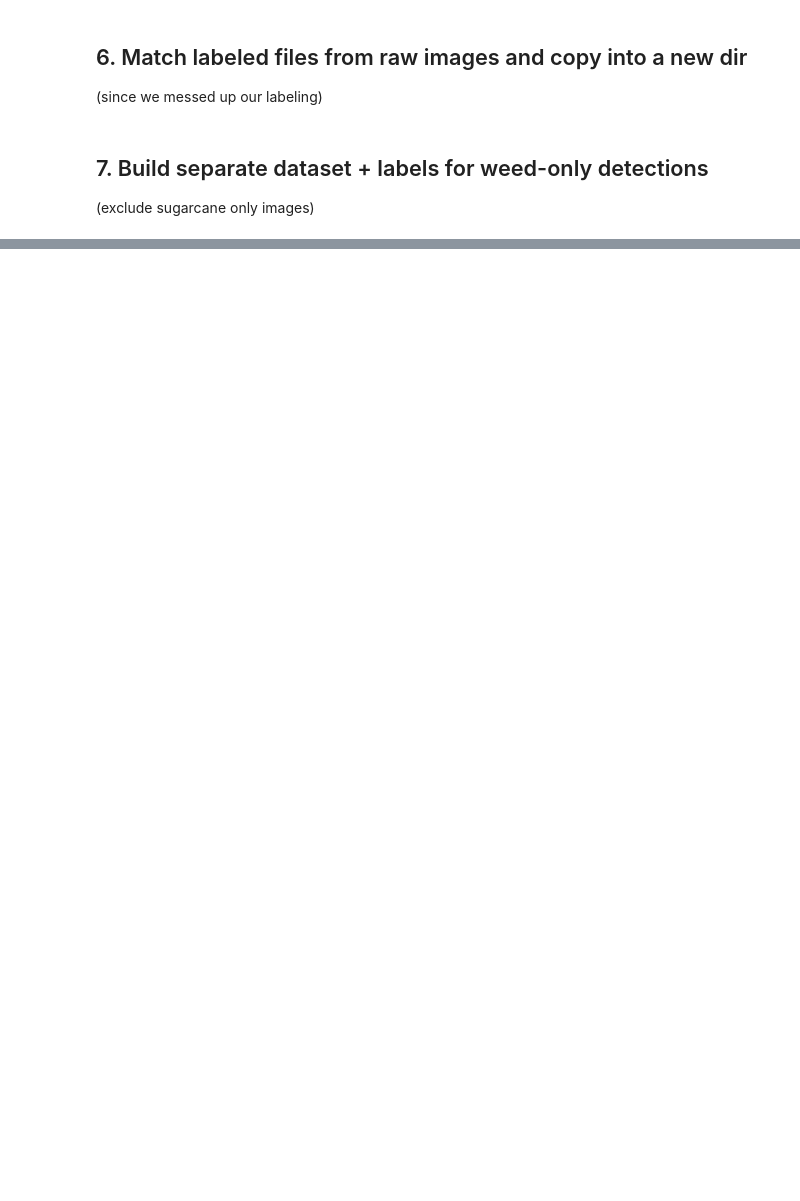
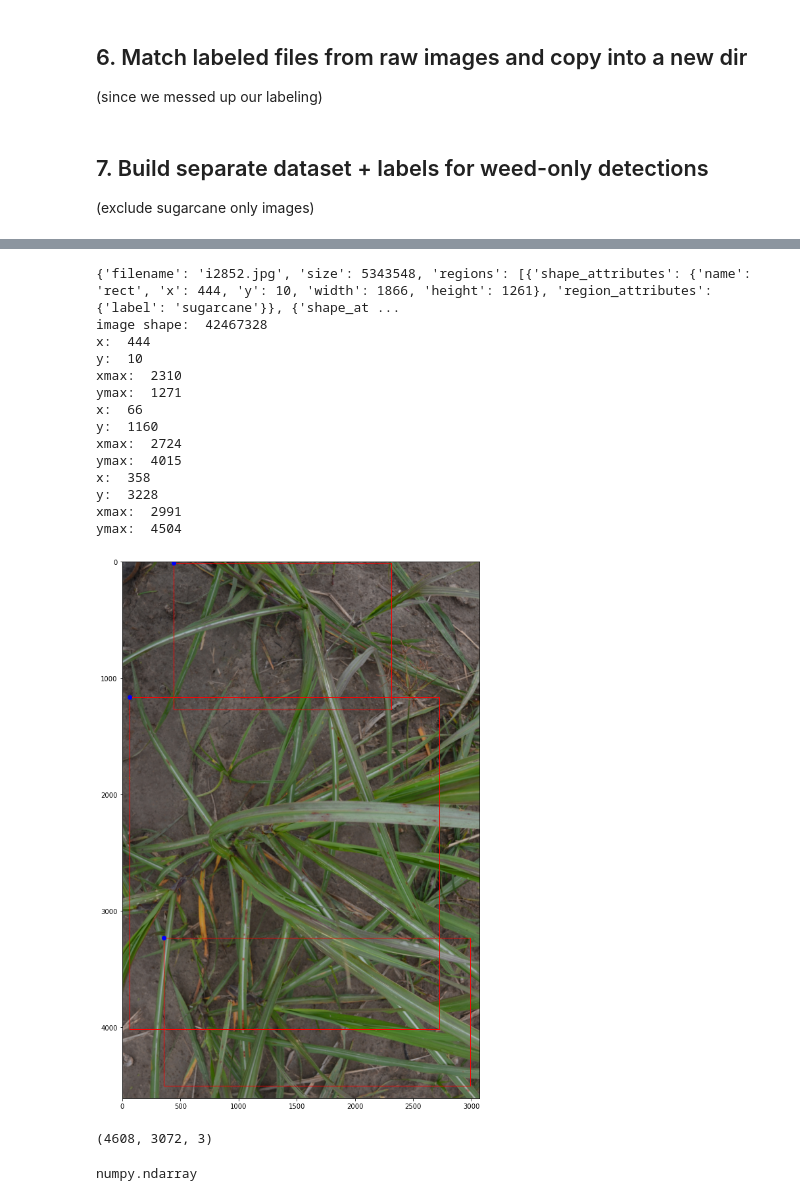
Before and after one commit to mschoder/sugarcane-weed-classification, a Jupyter notebook: labeling/Annotation Instructions.ipynb, the cells around one changed output, grey strips where cells are left out. Drawn from its saved outputs; the diff is of its cells as text; code cells hidden in the pictures; blank space fills up the shorter version.

```diff
--- a/labeling/Annotation Instructions.ipynb
+++ b/labeling/Annotation Instructions.ipynb
@@ -29,7 +29,7 @@ The autoreload extension is already loaded. To reload it, use:
 # %%
 # change this to your main directory of raw images
 # verify that inside the structure has the three subdirectories listed with the below structure
-raw_img_root = '../../raw_images/'
+raw_img_root = '/home/schoder_m/crop-weed-bucket/raw_images/'
 
 dirs = {'sugarcane':'raw_class_images/sugarcane',
         'weeds':'raw_class_images/weeds',
@@ -147,6 +127,10 @@ for file in labeled_img_paths:
 ## 7. Build separate dataset + labels for weed-only detections
 (exclude sugarcane only images)
 # %%
+data_dir = '/Users/mschoder/weeding_project/box_labeled_data'
+with open(os.path.join(data_dir, "labels.json")) as f:
+            labels_dict = json.load(f)
+
 weed_labels_dict = {}
 for k,v in labels_dict.items():
     box_dict = v['regions']
@@ -155,7 +139,7 @@ for k,v in labels_dict.items():
 
 # write out to clean json
 with open("weed_labels.json", "w") as outfile:
-    json.dump(labels_dict, outfile)
+    json.dump(weed_labels_dict, outfile)
 # %%
 # Match corresponding images and save to the weeds_only dir
 labeled_files = [v['filename'] for k,v in weed_labels_dict.items()]
@@ -167,0 +177,5 @@ for file in labeled_img_paths:
+# %%
+### DEBUG
+# Access annotations directly
+with open(os.path.join(data_dir, "weed_labels.json")) as f:
+    annot = json.load(f)
@@ -167,0 +202,56 @@ for file in labeled_img_paths:
+# %%
+iff = 'i2831.jpg'
+iff = 'i1271.jpg'
+iff = 'i3230.jpg'
+iff = 'i2852.jpg'
+
+kan = annot[iff]
+print(kan)
+
+pth = '/home/schoder_m/box_labeled_data/jpg_images_allweeds/' + iff
+img_raw = img = image_to_numpy.load_image_file(pth)
+print("image shape: ", img_raw.size)
+
+
+
+fig,ax = plt.subplots(1, figsize=(15,15))
+plt.imshow(img_raw)
+for i in range(len(kan['regions'])):
+#     if i != 1: continue
+    x = kan['regions'][i]['shape_attributes']['x']
+    y = kan['regions'][i]['shape_attributes']['y']
+    wd = kan['regions'][i]['shape_attributes']['width']
+    ht = kan['regions'][i]['shape_attributes']['height']
+    print("x: ", x)
+    print("y: ", y)
+    print("xmax: ", x+wd)
+    print("ymax: ", y+ht)
+    plt.plot([x], [y], 'bo')
+
+
+    rect = patches.Rectangle((x,y), wd, ht, linewidth=1,edgecolor='r',facecolor='none')
+    ax.add_patch(rect)
+# %% [output]
+{'filename': 'i2852.jpg', 'size': 5343548, 'regions': [{'shape_attributes': {'name': 'rect', 'x': 444, 'y': 10, 'width': 1866, 'height': 1261}, 'region_attributes': {'label': 'sugarcane'}}, {'shape_at ...
+image shape:  42467328
+x:  444
+y:  10
+xmax:  2310
+ymax:  1271
+x:  66
+y:  1160
+xmax:  2724
+ymax:  4015
+x:  358
+y:  3228
+xmax:  2991
+ymax:  4504
+[figure, added]
+# %%
+img.shape
+# %% [output]
+(4608, 3072, 3)
+# %%
+type(img)
+# %% [output]
+numpy.ndarray
```
Also changed, not shown: parts of 9 cells of this notebook, 4 other files.
